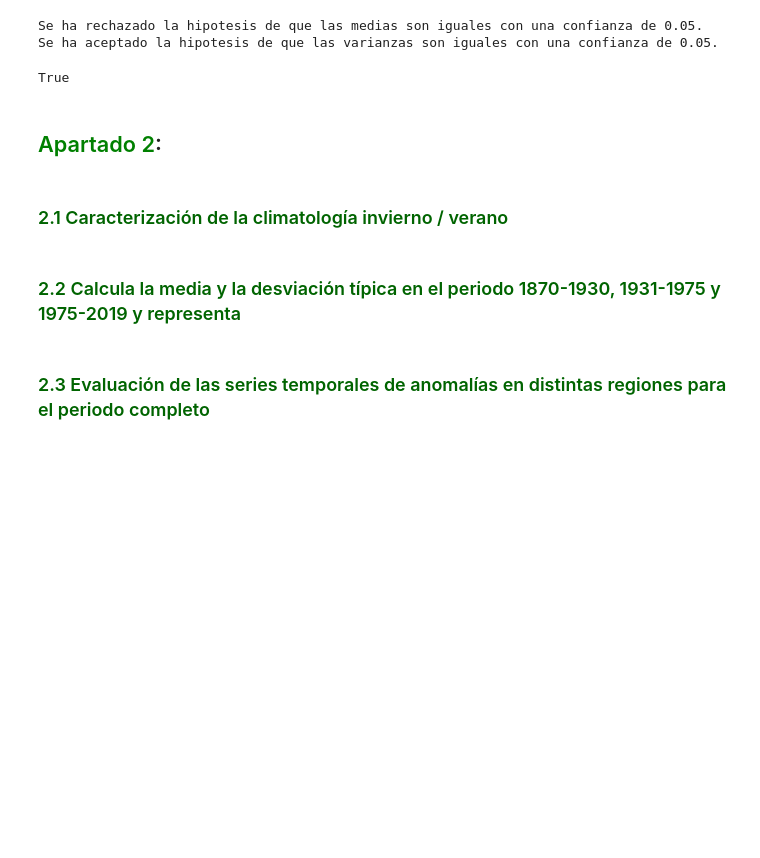
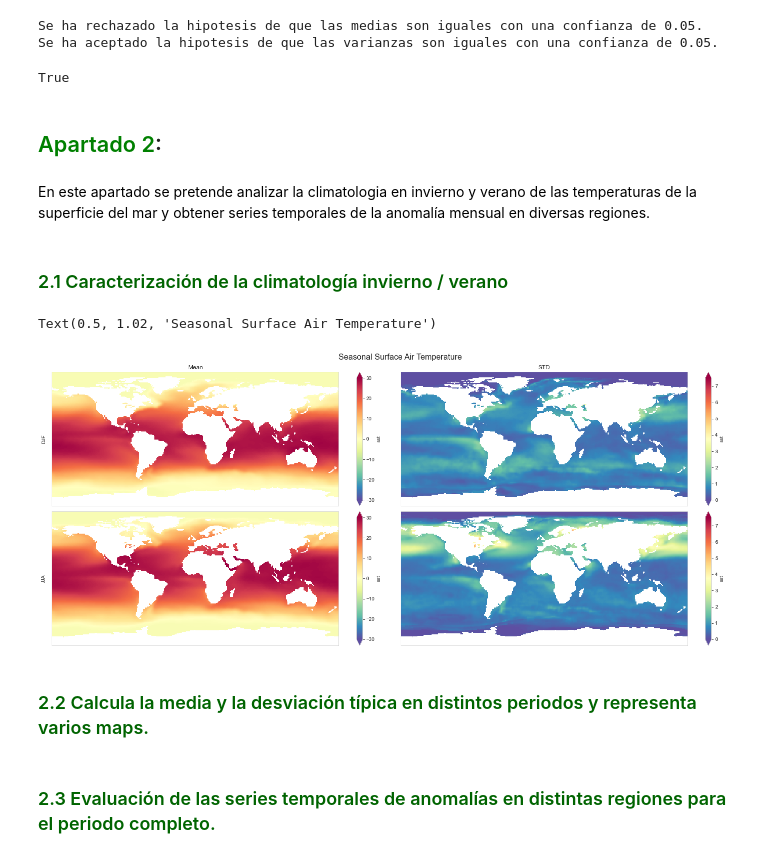
Before and after one commit to nagoremeabe/primera_practica_analisis, a Jupyter notebook: ejercicio_1.ipynb, the cells around one changed output. Drawn from its saved outputs; the diff is of its cells as text; code cells hidden in the pictures; blank space fills up the shorter version.

Commit message:
apartado 2.1

```diff
--- a/ejercicio_1.ipynb
+++ b/ejercicio_1.ipynb
@@ -724,6 +706,59 @@ for data_indays in fecha:
+# %% [markdown]
+<span style='color:black'>En este apartado se pretende analizar la climatologia en invierno y verano de las temperaturas de la superficie del mar y obtener series temporales de la anomalía mensual en diversas regiones.</span>
 # %% [markdown]
 ### <span style='color:darkgreen'>2.1 Caracterización de la climatología invierno / verano</span>
+# %%
+
+# Voy a leer los datos usando xarray
+ds=xr.open_dataset(f'data/{folder}/HadISST1_sst_1870-2019.nc')
+
+# Calculate the mean and std
+ds_mean = ds.groupby('time.season').mean()
+ds_std = ds.groupby('time.season').std()
+# %%
+# Quick plot to show the results
+
+fig, axes = plt.subplots(nrows=2, ncols=2, figsize=(20, 8))
+for i, season in enumerate(("DJF","JJA")):
+    ds_mean["sst"].sel(season=season).plot.pcolormesh(
+        ax=axes[i, 0],
+        vmin=-30,
+        vmax=30,
+        cmap="Spectral_r",
+        add_colorbar=True,
+        extend="both",
+    )
+
+    ds_std["sst"].sel(season=season).plot.pcolormesh(
+        ax=axes[i, 1],
+        vmin=ds_std["sst"].min(),
+        vmax=ds_std["sst"].max(),
+        cmap="Spectral_r",
+        add_colorbar=True,
+        extend="both",
+    )
+
+    axes[i, 0].set_ylabel(season)
+    axes[i, 1].set_ylabel("")
+
+for ax in axes.flat:
+    ax.axes.get_xaxis().set_ticklabels([])
+    ax.axes.get_yaxis().set_ticklabels([])
+    ax.axes.axis("tight")
+    ax.set_xlabel("")
+
+axes[0, 0].set_title("Mean")
+axes[0, 1].set_title("STD")
+axes[1, 0].set_title('')
+axes[1, 1].set_title('')
+
+plt.tight_layout()
+
+fig.suptitle('Seasonal Surface Air Temperature', fontsize=16, y=1.02)
+# %% [output]
+Text(0.5, 1.02, 'Seasonal Surface Air Temperature')
+[figure, added]
 # %% [markdown]
-### <span style='color:darkgreen'>2.2 Calcula la media y la desviación típica en el periodo 1870-1930, 1931-1975 y 1975-2019 y representa</span>
+### <span style='color:darkgreen'>2.2 Calcula la media y la desviación típica en distintos periodos y representa varios maps.</span>
 # %% [markdown]
-### <span style='color:darkgreen'>2.3 Evaluación de las series temporales de anomalías en distintas regiones para el periodo completo</span>
+### <span style='color:darkgreen'>2.3 Evaluación de las series temporales de anomalías en distintas regiones para el periodo completo.</span>
```
Also changed, not shown: parts of 14 cells of this notebook.
